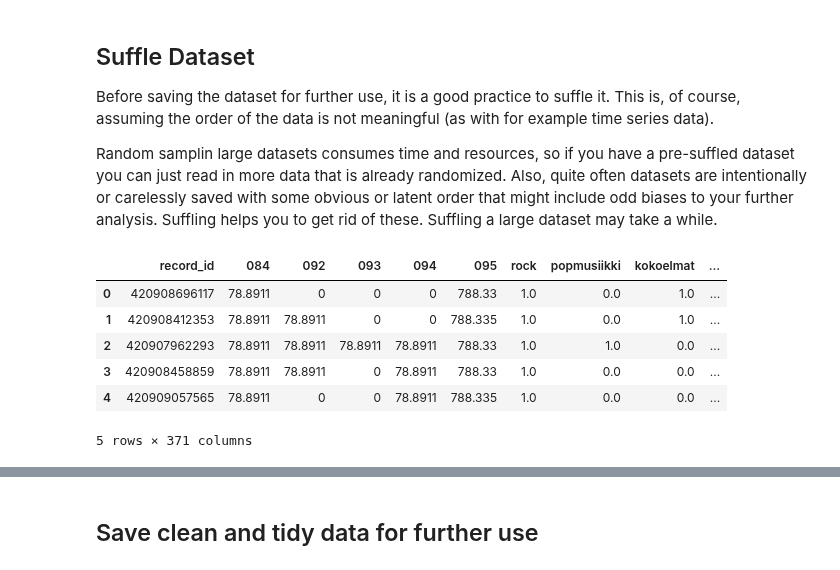
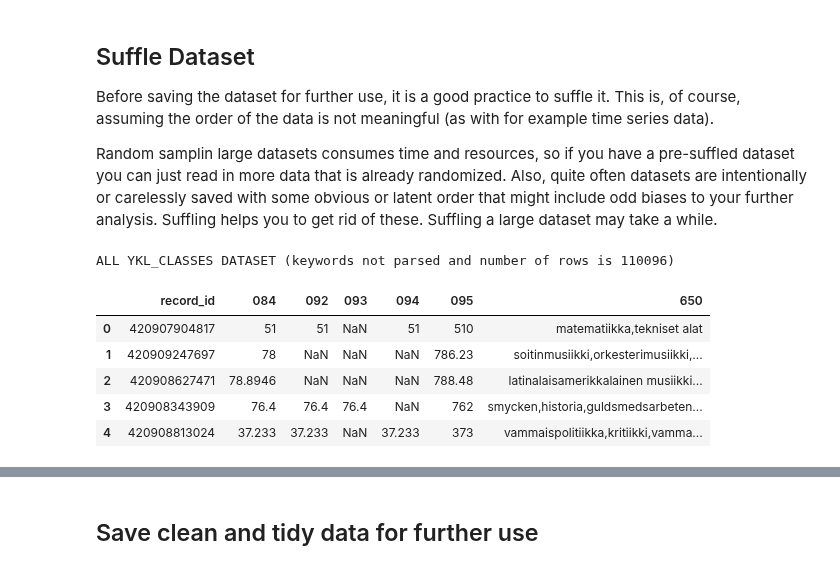
Before and after one commit to City-of-Helsinki/ml_hki_library_classifier, a Jupyter notebook: 00_data.ipynb, the cells around one changed output, grey strips where cells are left out. Saved outputs shown, nothing was run; the diff lists cells and outputs as text; code cells hidden in the pictures.

```diff
--- a/00_data.ipynb
+++ b/00_data.ipynb
@@ -849,17 +914,20 @@ Random samplin large datasets consumes time and resources, so if you have a pre-
 Also, quite often datasets are intentionally or carelessly saved with some obvious or latent order that might include odd biases to your further analysis.
 Suffling helps you to get rid of these. Suffling a large dataset may take a while.
 # %%
-# to suffle the dataset sample a fraction of 1 from it
-one_ykl_class_df = one_ykl_class_df.sample(frac=1).reset_index(
+# suffle all classes dataset (keywords are not parsed)
+all_ykl_classes_df = df2.sample(frac=1).reset_index(
     drop=True
 )  # suffle and re-index dataset
-one_ykl_class_df.head()
+print(
+    f"ALL YKL_CLASSES DATASET (keywords not parsed and number of rows is {len(all_ykl_classes_df)})"
+)
+all_ykl_classes_df.head()
 # %% [output]
+ALL YKL_CLASSES DATASET (keywords not parsed and number of rows is 110096)
-|  | record_id | 084 | 092 | 093 | 094 | 095 | rock | popmusiikki | kokoelmat | ... |
-| 0 | 420908696117 | 78.8911 | 0 | 0 | 0 | 788.33 | 1.0 | 0.0 | 1.0 | ... |
-| 1 | 420908412353 | 78.8911 | 78.8911 | 0 | 0 | 788.335 | 1.0 | 0.0 | 1.0 | ... |
-| 2 | 420907962293 | 78.8911 | 78.8911 | 78.8911 | 78.8911 | 788.33 | 1.0 | 1.0 | 0.0 | ... |
-| 3 | 420908458859 | 78.8911 | 78.8911 | 0 | 78.8911 | 788.33 | 1.0 | 0.0 | 0.0 | ... |
-| 4 | 420909057565 | 78.8911 | 0 | 0 | 78.8911 | 788.335 | 1.0 | 0.0 | 0.0 | ... |
+|  | record_id | 084 | 092 | 093 | 094 | 095 | 650 |
+| 0 | 420907904817 | 51 | 51 | NaN | 51 | 510 | matematiikka,tekniset alat |
+| 1 | 420909247697 | 78 | NaN | NaN | NaN | 786.23 | soitinmusiikki,orkesterimusiikki,... |
+| 2 | 420908627471 | 78.8946 | NaN | NaN | NaN | 788.48 | latinalaisamerikkalainen musiikki... |
+| 3 | 420908343909 | 76.4 | 76.4 | 76.4 | NaN | 762 | smycken,historia,guldsmedsarbeten... |
+| 4 | 420908813024 | 37.233 | 37.233 | NaN | 37.233 | 373 | vammaispolitiikka,kritiikki,vamma... |
-5 rows × 371 columns
 [interactive output not drawn]
```
Also changed, not shown: parts of 9 cells of this notebook.
